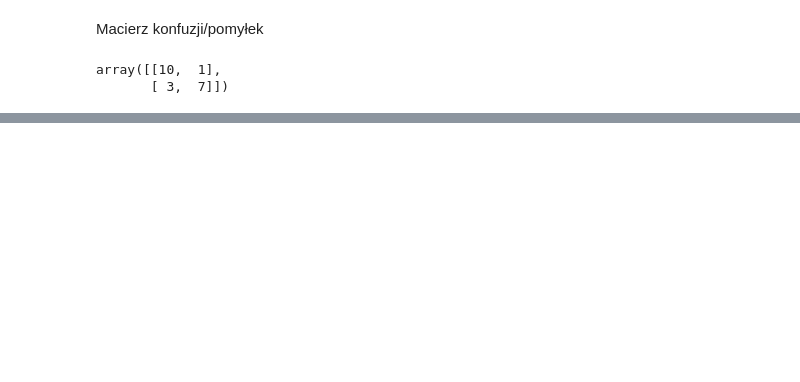
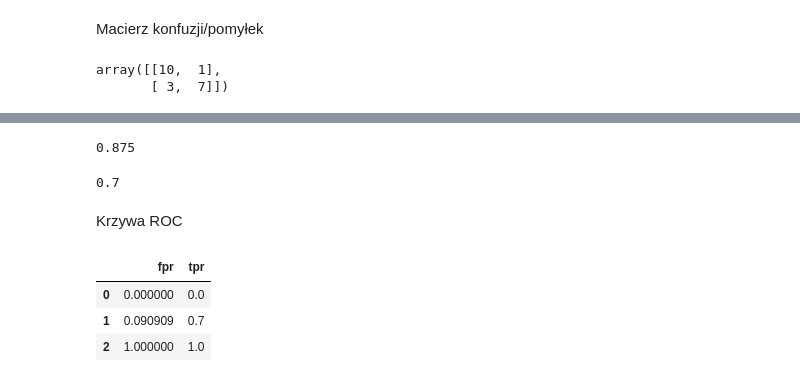
Before and after one commit to BarbaraLipinska24/data-science-bootcamp, a Jupyter notebook: 02_metryki_klasyfikacja.ipynb, the cells around one changed output, grey strips where cells are left out. Drawn from its saved outputs; the diff is of its cells as text; code cells hidden in the pictures; blank space fills up the shorter version.

```diff
--- a/02_metryki_klasyfikacja.ipynb
+++ b/02_metryki_klasyfikacja.ipynb
@@ -95,0 +125,14 @@ plot_confusion_matrix(cm)
+# %%
+#precision - ile obserwacji przewidywanych jako pozytywne są w rzeczywistości pozytywne
+precision=tp/(tp+fp)
+print(precision)
+# %% [output]
+0.875
+# %%
+#recall - jak wiele obserwacji z wszystkich pozytywnych sklasyfikowaliśmy jako pozytywne
+recall = tp/(tp+fn)
+print(recall)
+# %% [output]
+0.7
+# %% [markdown]
+Krzywa ROC
@@ -95,0 +141,10 @@ plot_confusion_matrix(cm)
+# %%
+fpr, tpr, thresh = roc_curve(y_true,y_pred,pos_label=1)
+# %%
+roc=pd.DataFrame({'fpr':fpr,'tpr':tpr})
+roc
+# %% [output]
+|  | fpr | tpr |
+| 0 | 0.000000 | 0.0 |
+| 1 | 0.090909 | 0.7 |
+| 2 | 1.000000 | 1.0 |
```
Also changed, not shown: parts of 15 cells of this notebook.
